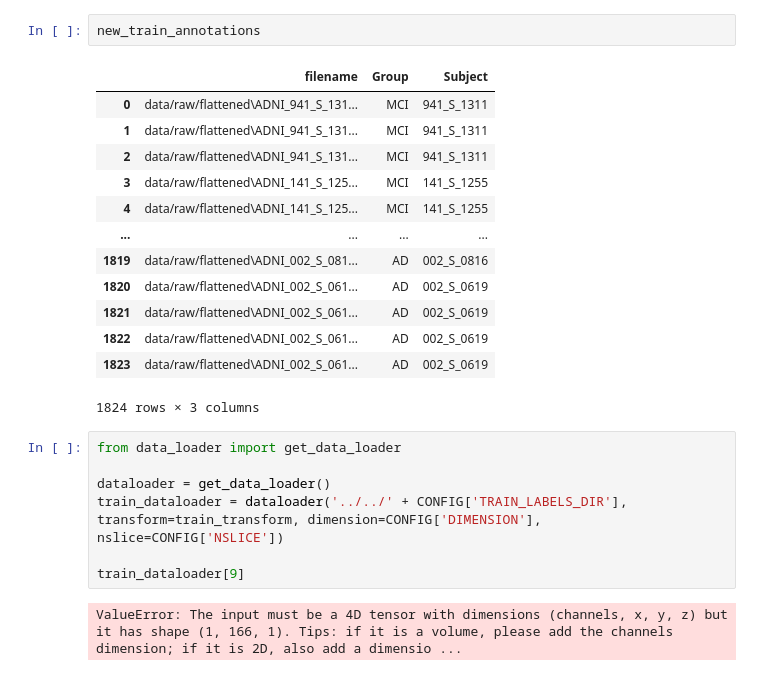
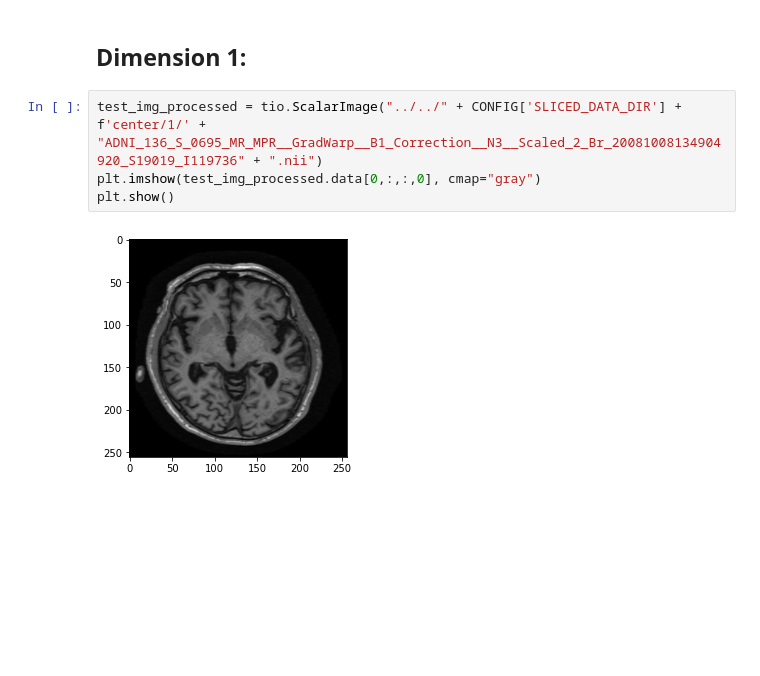
Before and after one commit to roman-studer/fhnw_ds_fs22_cdl1_cml1_Brain_Health_Challenge, a Jupyter notebook: notebooks/1_preprocessing/Slicing.ipynb, the cells around one changed output. Cells and saved outputs as stored; diff of their text form; blank space fills up the shorter version.

```diff
--- a/notebooks/1_preprocessing/Slicing.ipynb
+++ b/notebooks/1_preprocessing/Slicing.ipynb
@@ -93,25 +98,8 @@ new_test_annotations.to_csv('../../' + CONFIG['TEST_LABELS_DIR'], mode='w+')
-# %%
-new_train_annotations
-# %% [output]
-|  | filename | Group | Subject |
-| 0 | data/raw/flattened\ADNI_941_S_131... | MCI | 941_S_1311 |
-| 1 | data/raw/flattened\ADNI_941_S_131... | MCI | 941_S_1311 |
-| 2 | data/raw/flattened\ADNI_941_S_131... | MCI | 941_S_1311 |
-| 3 | data/raw/flattened\ADNI_141_S_125... | MCI | 141_S_1255 |
-| 4 | data/raw/flattened\ADNI_141_S_125... | MCI | 141_S_1255 |
-| ... | ... | ... | ... |
-| 1819 | data/raw/flattened\ADNI_002_S_081... | AD | 002_S_0816 |
-| 1820 | data/raw/flattened\ADNI_002_S_061... | AD | 002_S_0619 |
-| 1821 | data/raw/flattened\ADNI_002_S_061... | AD | 002_S_0619 |
-| 1822 | data/raw/flattened\ADNI_002_S_061... | AD | 002_S_0619 |
-| 1823 | data/raw/flattened\ADNI_002_S_061... | AD | 002_S_0619 |
-1824 rows × 3 columns
-# %%
-from data_loader import get_data_loader
-
-dataloader = get_data_loader()
-train_dataloader = dataloader('../../' + CONFIG['TRAIN_LABELS_DIR'], transform=train_transform, dimension=CONFIG['DIMENSION'], nslice=CONFIG['NSLICE'])
-
-train_dataloader[9]
-# %% [output]
-ValueError: The input must be a 4D tensor with dimensions (channels, x, y, z) but it has shape (1, 166, 1). Tips: if it is a volume, please add the channels dimension; if it is 2D, also add a dimensio ...
+# %% [markdown]
+## Dimension 1:
+# %%
+test_img_processed = tio.ScalarImage("../../" + CONFIG['SLICED_DATA_DIR'] + f'center/1/' + "ADNI_136_S_0695_MR_MPR__GradWarp__B1_Correction__N3__Scaled_2_Br_20081008134904920_S19019_I119736" + ".nii")
+plt.imshow(test_img_processed.data[0,:,:,0], cmap="gray")
+plt.show()
+# %% [output]
+[figure, added]
```
Also changed, not shown: parts of 7 cells of this notebook, 4 other files.
